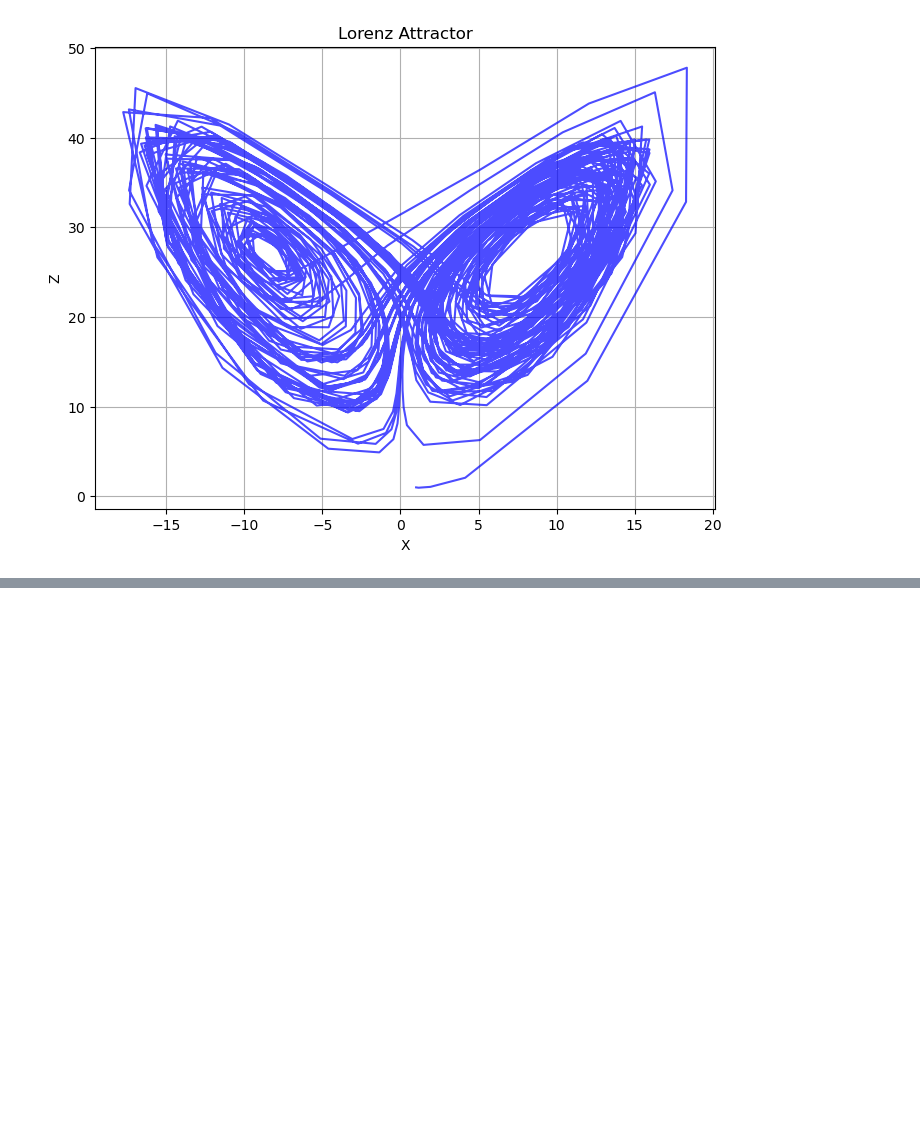
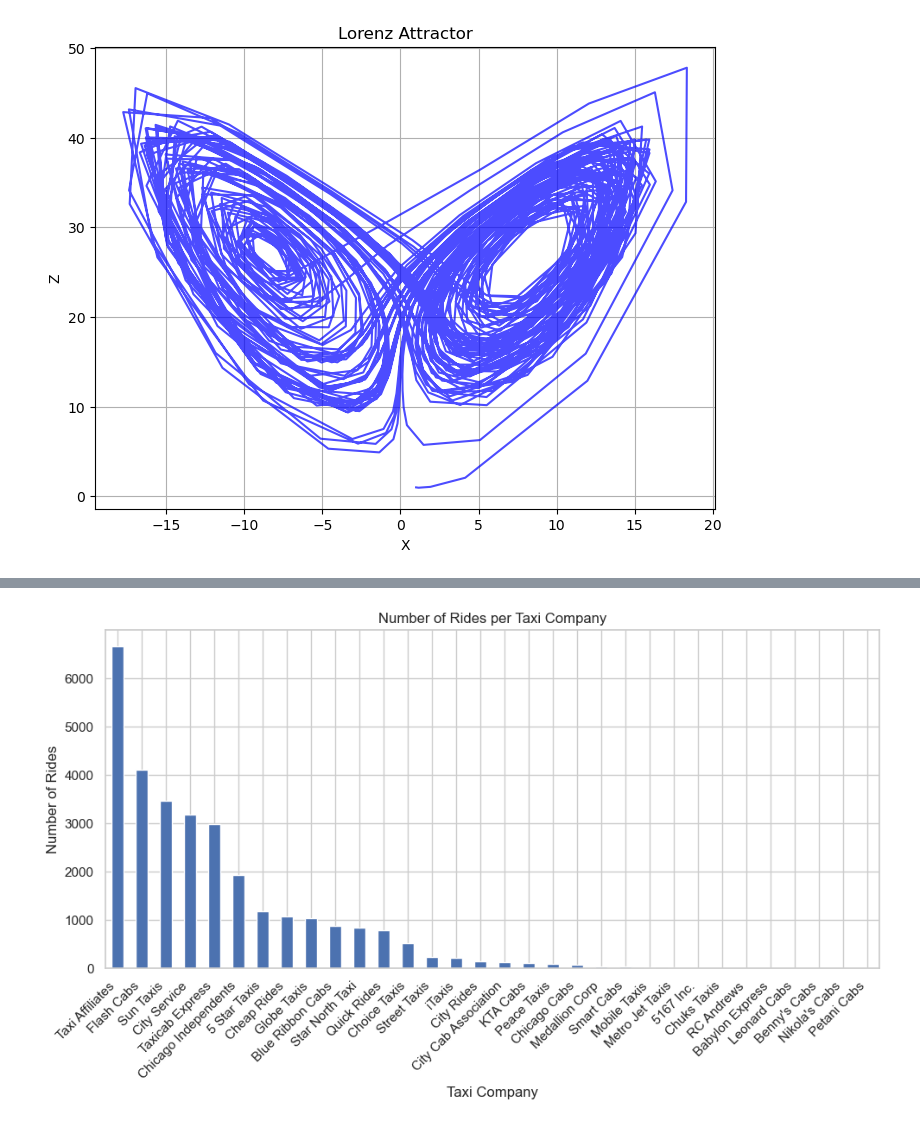
Before and after one commit to FirstNet-Systems-UK/Chicago-Taxi-Trips-Analysis, a Jupyter notebook: Untitled.ipynb, the cells around one changed output, grey strips where cells are left out. Saved outputs shown, nothing was run; the diff lists cells and outputs as text; code cells hidden in the pictures; blank space fills up the shorter version.

```diff
--- a/Untitled.ipynb
+++ b/Untitled.ipynb
@@ -621,0 +620,20 @@ Note: you may need to restart the kernel to use updated packages.
+# %%
+import matplotlib.pyplot as plt
+
+# Assuming df is your DataFrame containing the relevant data
+
+# Group by taxi company and count the number of rides
+rides_per_company = df['Taxi Company'].value_counts()
+
+# Plotting the bar chart
+plt.figure(figsize=(10, 6))
+rides_per_company.plot(kind='bar')
+plt.title('Number of Rides per Taxi Company')
+plt.xlabel('Taxi Company')
+plt.ylabel('Number of Rides')
+plt.xticks(rotation=45, ha='right')  # Rotate x-axis labels for better readability
+plt.tight_layout()  # Adjust layout to prevent overlapping labels
+plt.savefig('rides_per_company.png')  # Save the plot as an image
+plt.show()
+# %% [output]
+[figure, added]
```
Also changed, not shown: parts of 6 cells of this notebook, 7 other files.
